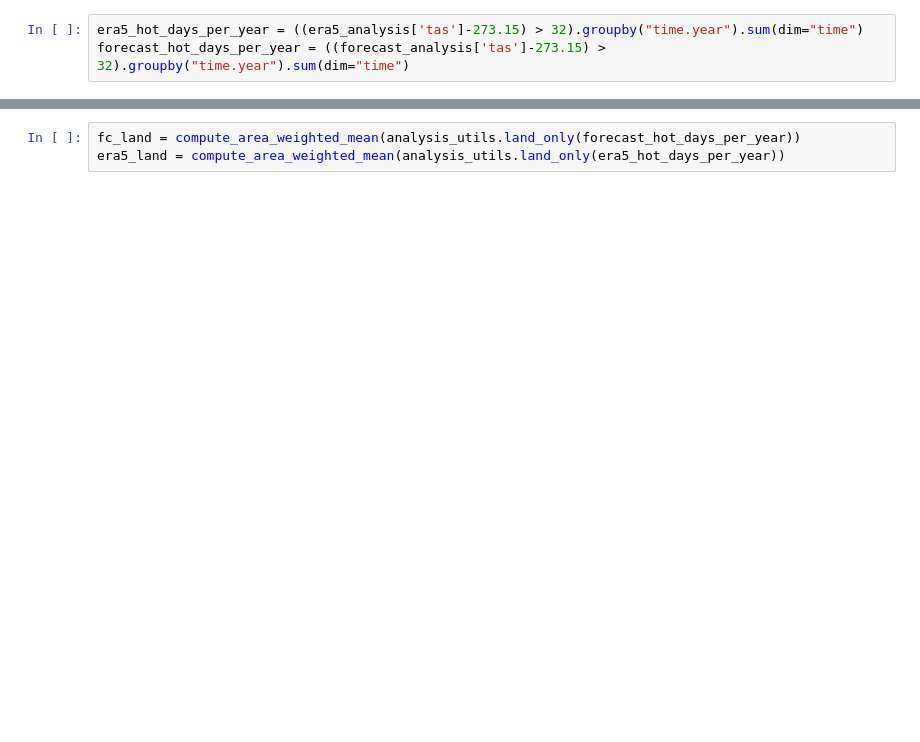
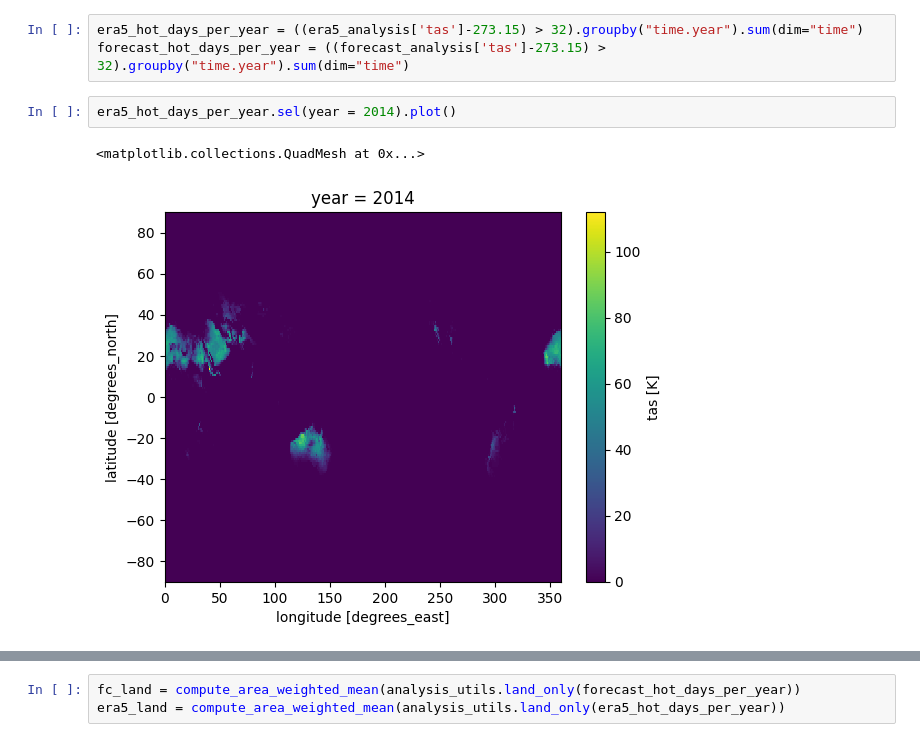
Before and after one commit to ezuetell/poreallas, a Jupyter notebook: analysis/u08_extreme_days_pctchange.ipynb, the cells around one changed output, grey strips where cells are left out. Saved outputs shown, nothing was run; the diff lists cells and outputs as text; blank space fills up the shorter version.

```diff
--- a/analysis/u08_extreme_days_pctchange.ipynb
+++ b/analysis/u08_extreme_days_pctchange.ipynb
@@ -66,3 +105,8 @@ forecast_analysis = forecast.sel(time=slice("2026-08-01", "2027-01-31")).compute
 # %%
 era5_hot_days_per_year = ((era5_analysis['tas']-273.15) > 32).groupby("time.year").sum(dim="time")
 forecast_hot_days_per_year = ((forecast_analysis['tas']-273.15) > 32).groupby("time.year").sum(dim="time")
+# %%
+era5_hot_days_per_year.sel(year = 2014).plot()
+# %% [output]
+<matplotlib.collections.QuadMesh at 0x...>
+[figure, added]
```
Also changed, not shown: parts of 6 cells of this notebook.
